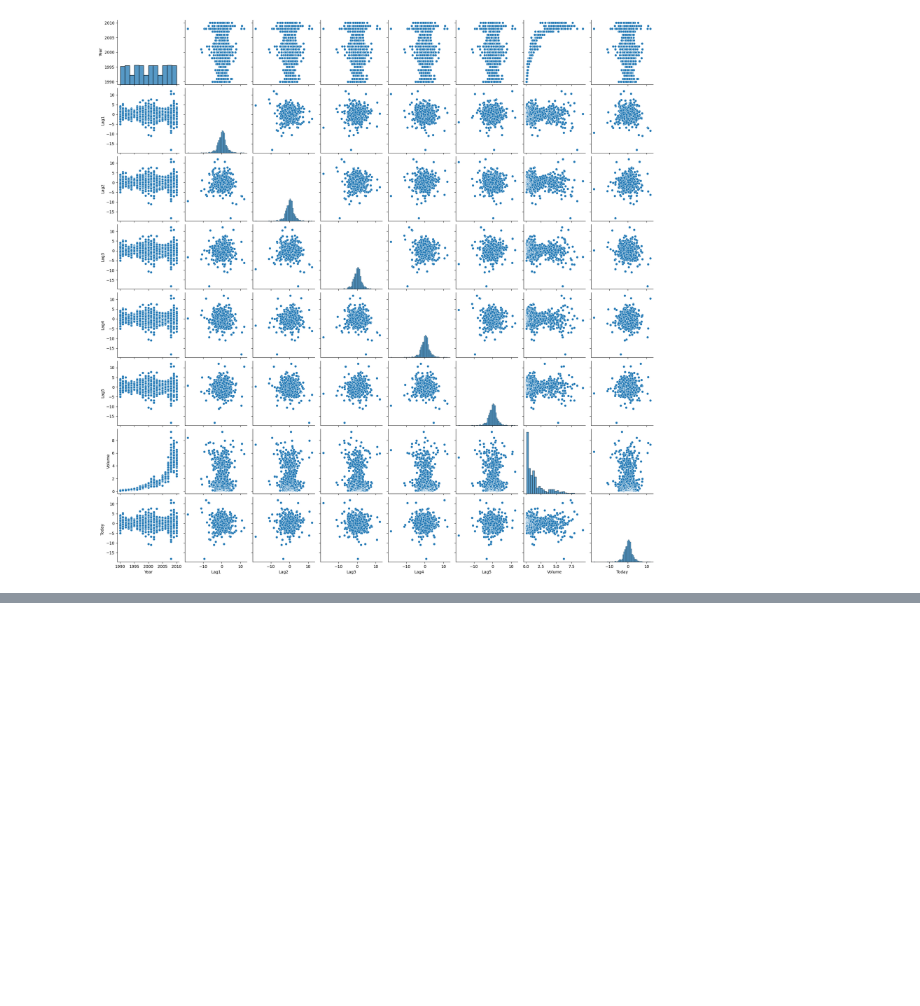
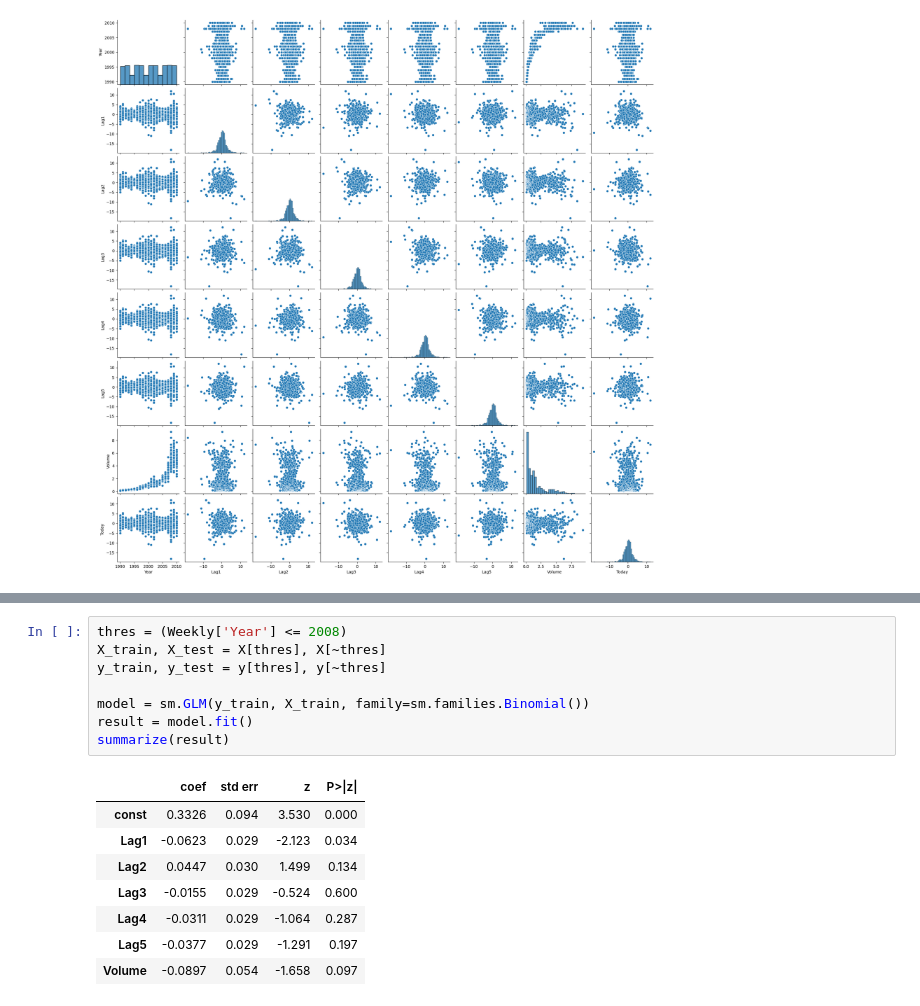
Before and after one commit to QuanPham19/statistical-modeling, a Jupyter notebook: 4-2-practice.ipynb, the cells around one changed output, grey strips where cells are left out. Cells and saved outputs as stored; diff of their text form; blank space fills up the shorter version.

```diff
--- a/4-2-practice.ipynb
+++ b/4-2-practice.ipynb
@@ -51,0 +107,17 @@ sns.pairplot(Weekly)
+# %%
+thres = (Weekly['Year'] <= 2008)
+X_train, X_test = X[thres], X[~thres]
+y_train, y_test = y[thres], y[~thres]
+
+model = sm.GLM(y_train, X_train, family=sm.families.Binomial())
+result = model.fit()
+summarize(result)
+# %% [output]
+|  | coef | std err | z | P>|z| |
+| const | 0.3326 | 0.094 | 3.530 | 0.000 |
+| Lag1 | -0.0623 | 0.029 | -2.123 | 0.034 |
+| Lag2 | 0.0447 | 0.030 | 1.499 | 0.134 |
+| Lag3 | -0.0155 | 0.029 | -0.524 | 0.600 |
+| Lag4 | -0.0311 | 0.029 | -1.064 | 0.287 |
+| Lag5 | -0.0377 | 0.029 | -1.291 | 0.197 |
+| Volume | -0.0897 | 0.054 | -1.658 | 0.097 |
```
Also changed, not shown: parts of 12 cells of this notebook.
